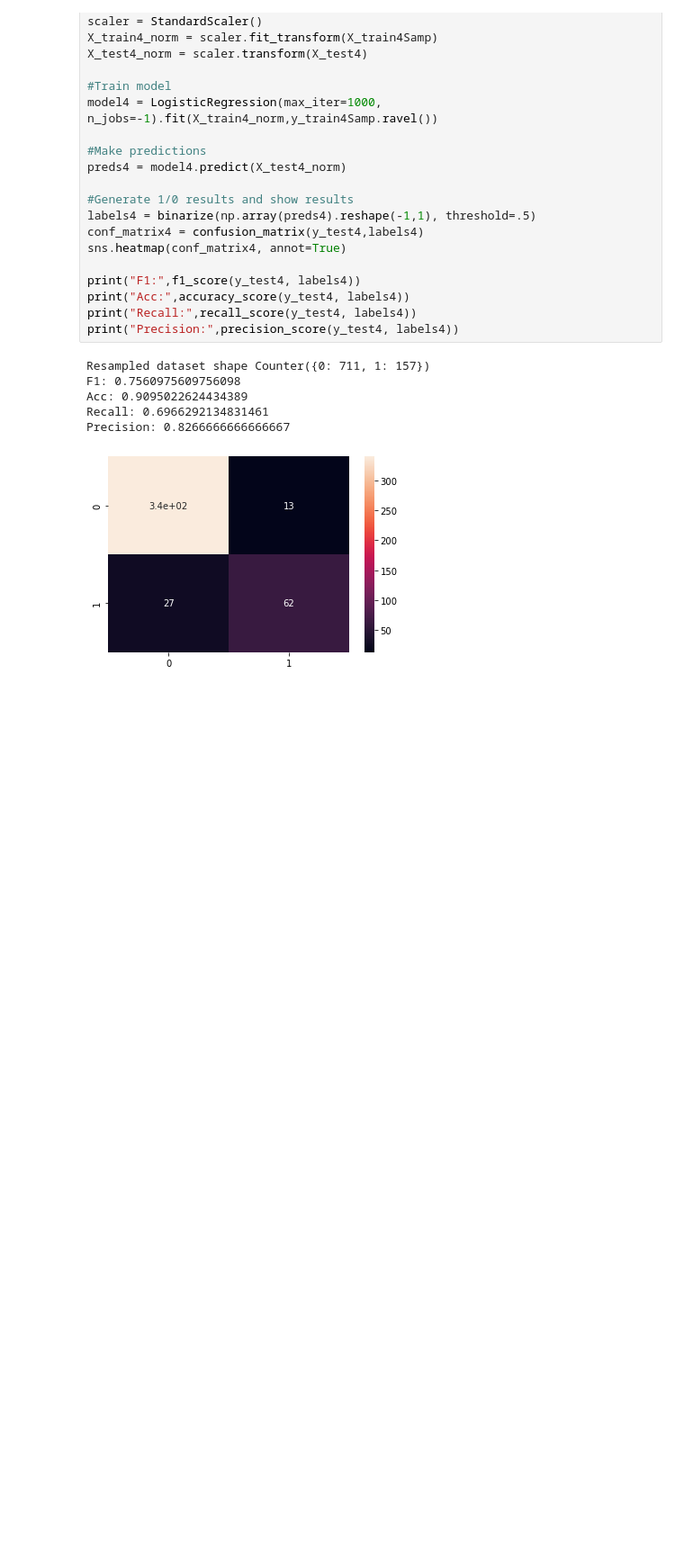
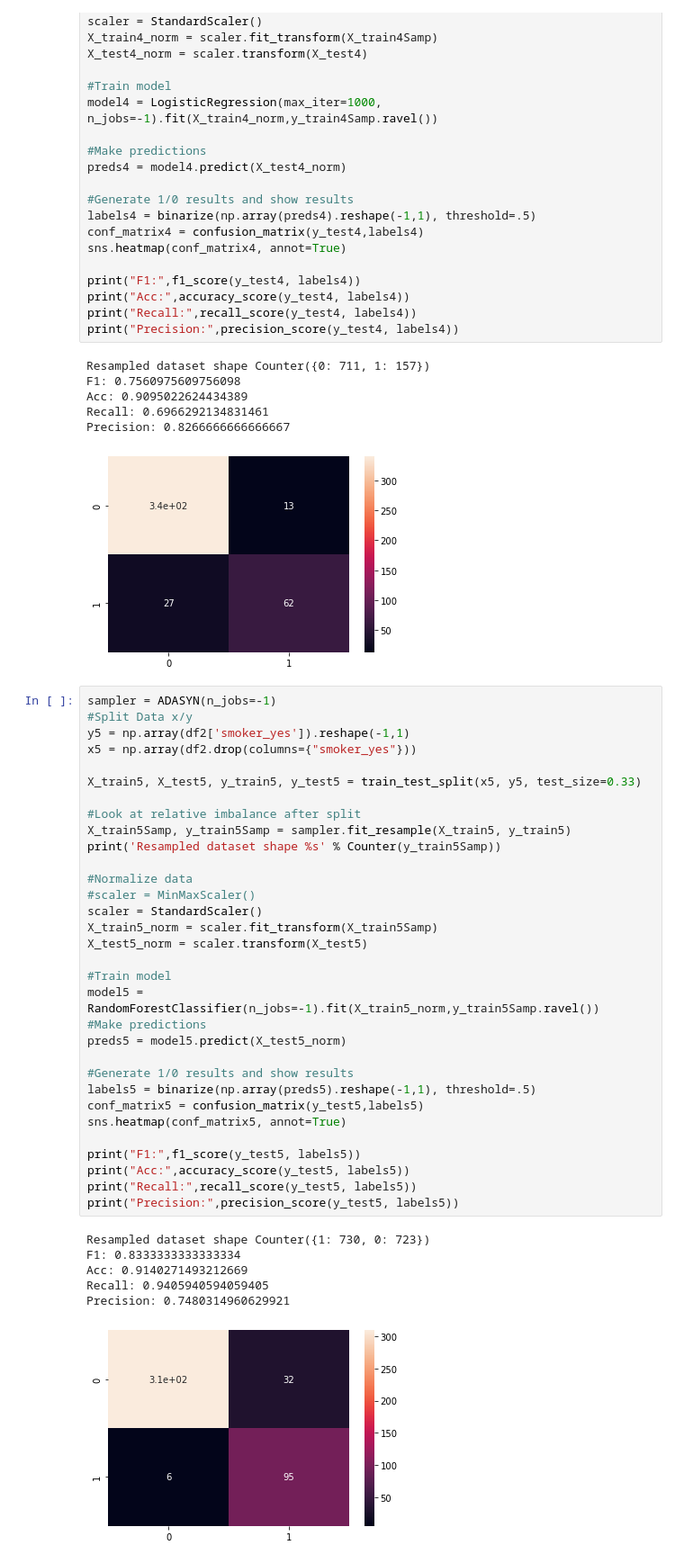
Before and after one commit to rodsunio/DATA3450-Project, a Jupyter notebook: start.ipynb, the cells around one changed output. Shown at 90% size. Cells and saved outputs as stored; diff of their text form; blank space fills up the shorter version.

```diff
--- a/start.ipynb
+++ b/start.ipynb
@@ -238,3 +238,42 @@ Acc: 0.9095022624434389
 Recall: 0.6966292134831461
 Precision: 0.8266666666666667
 [figure]
+# %%
+sampler = ADASYN(n_jobs=-1)
+#Split Data x/y
+y5 = np.array(df2['smoker_yes']).reshape(-1,1)
+x5 = np.array(df2.drop(columns={"smoker_yes"}))
+
+X_train5, X_test5, y_train5, y_test5 = train_test_split(x5, y5, test_size=0.33)
+
+#Look at relative imbalance after split
+X_train5Samp, y_train5Samp = sampler.fit_resample(X_train5, y_train5)
+print('Resampled dataset shape %s' % Counter(y_train5Samp))
+
+#Normalize data
+#scaler = MinMaxScaler()
+scaler = StandardScaler()
+X_train5_norm = scaler.fit_transform(X_train5Samp)
+X_test5_norm = scaler.transform(X_test5)
+
+#Train model
+model5 = RandomForestClassifier(n_jobs=-1).fit(X_train5_norm,y_train5Samp.ravel())
+#Make predictions
+preds5 = model5.predict(X_test5_norm)
+
+#Generate 1/0 results and show results
+labels5 = binarize(np.array(preds5).reshape(-1,1), threshold=.5)
+conf_matrix5 = confusion_matrix(y_test5,labels5)
+sns.heatmap(conf_matrix5, annot=True)
+
+print("F1:",f1_score(y_test5, labels5))
+print("Acc:",accuracy_score(y_test5, labels5))
+print("Recall:",recall_score(y_test5, labels5))
+print("Precision:",precision_score(y_test5, labels5))
+# %% [output]
+Resampled dataset shape Counter({1: 730, 0: 723})
+F1: 0.8333333333333334
+Acc: 0.9140271493212669
+Recall: 0.9405940594059405
+Precision: 0.7480314960629921
+[figure, added]
```
